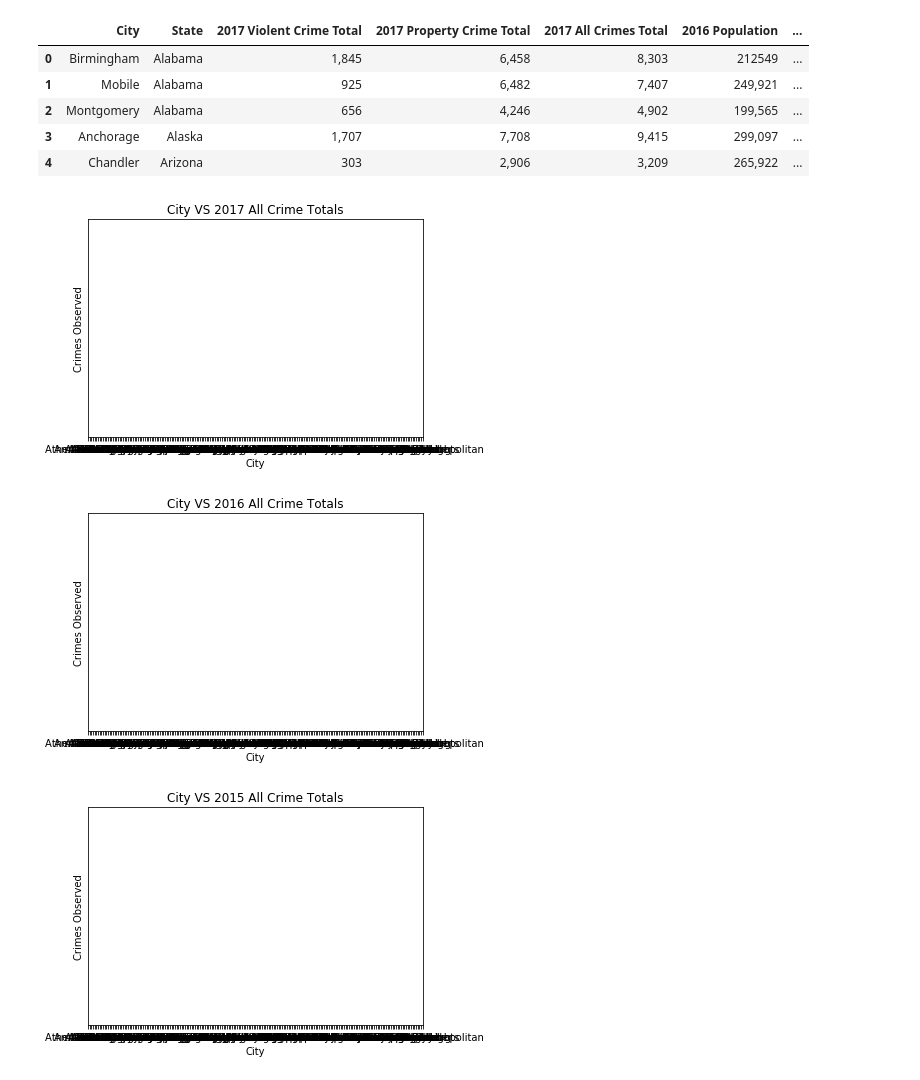
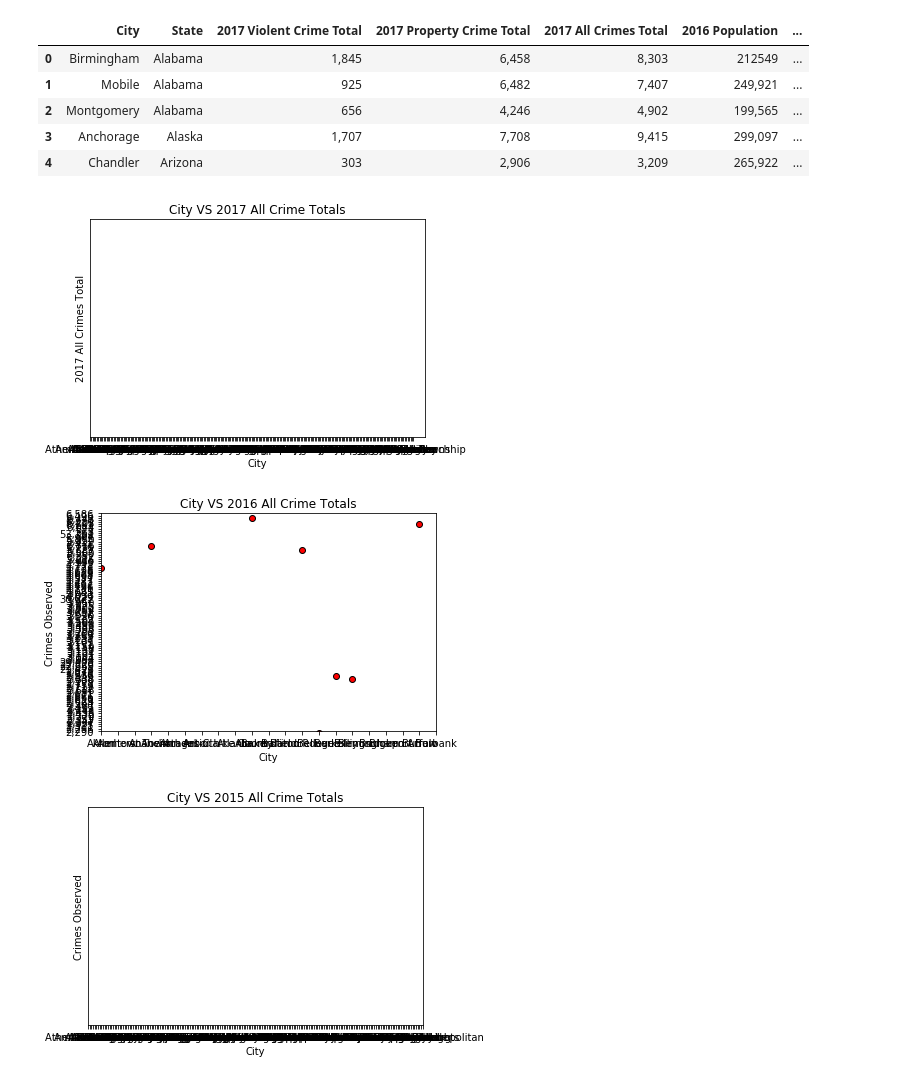
Before and after one commit to APK500/project-one, a Jupyter notebook: CRIME_Data.ipynb, the cells around one changed output. Saved outputs shown, nothing was run; the diff lists cells and outputs as text; code cells hidden in the pictures.

```diff
--- a/CRIME_Data.ipynb
+++ b/CRIME_Data.ipynb
@@ -41,43 +41,43 @@ crime_data_df[["City","State","2017 Violent Crime Total","2017 Property Crime To
 plt.scatter(crime_data_df['City'], crime_data_df['2017 All Crimes Total'], marker="o", facecolors="red", edgecolors="black")
 
 # Set the upper and lower limits of our y axis
-plt.ylim(2000,10000)
+plt.ylim(3000,3030)
 
 # Set the upper and lower limits of our x axis
-plt.xlim(0,200)
+plt.xlim(0,len(crime_data_df))
 
 # Create a title, x label, and y label for our chart
 plt.title("City VS 2017 All Crime Totals")
 plt.xlabel("City")
-plt.ylabel("Crimes Observed")
+plt.ylabel("2017 All Crimes Total")
 
 # Save an image of the chart and print to screen
 plt.savefig("Crime Totals 2017.png")
 plt.show()
 # %% [output]
-[figure, old version]
+[figure, new version]
 # %%
 #  WOW-- THAT sure didn't work. Let's try it again for 2016 and see what happens...
 
 
 plt.scatter(crime_data_df['City'], crime_data_df['2016 All Crimes Total'], marker="o", facecolors="red", edgecolors="black")
 
 # Set the upper and lower limits of our y axis
-plt.ylim(2000,10000)
+plt.ylim(100, 200)
 
 # Set the upper and lower limits of our x axis
-plt.xlim(0,200)
+plt.xlim(0,20)
 
 # Create a title, x label, and y label for our chart
 plt.title("City VS 2016 All Crime Totals")
 plt.xlabel("City")
 plt.ylabel("Crimes Observed")
 
 # Save an image of the chart and print to screen
 plt.savefig("Crime Totals 2016.png")
 plt.show()
 # %% [output]
-[figure, old version]
+[figure, new version]
 # %%
 #  Maybe "Three's The Charm" ??????
 
```
Also changed, not shown: 4 other files.
